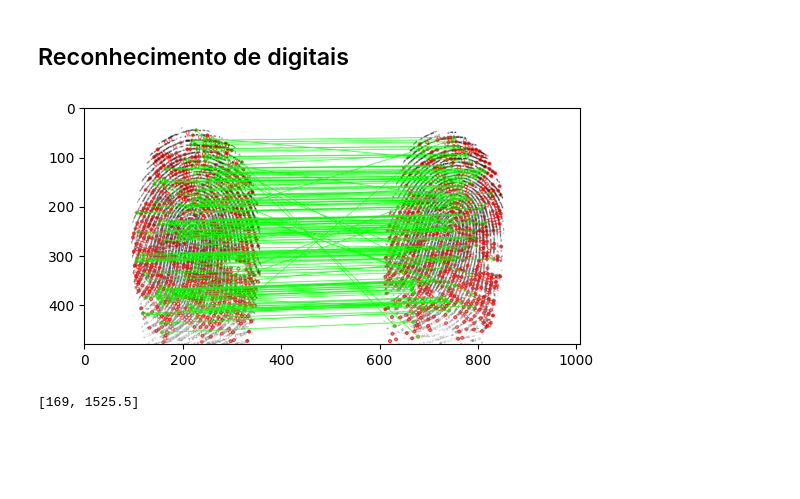
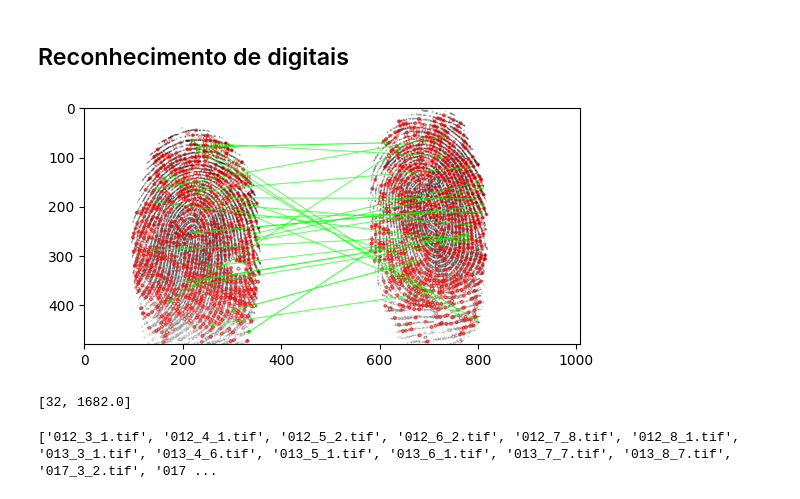
Before and after one commit to Henrique-Az/TCD_PDI, a Jupyter notebook: script.ipynb, the cells around one changed output. Cells and saved outputs as stored; diff of their text form; code cells hidden in the pictures; blank space fills up the shorter version.

```diff
--- a/script.ipynb
+++ b/script.ipynb
@@ -7,6 +9,7 @@ import matplotlib.pyplot as plt
 # %%
 def SIFTcomResultado(file1, file2):
     img1=cv2.imread(file1, cv2.IMREAD_GRAYSCALE)
+    cv2.write
     img2=cv2.imread(file2, cv2.IMREAD_GRAYSCALE)
 
     sift=cv2.SIFT_create(nOctaveLayers=4, contrastThreshold=0.12, sigma=2.5, enable_precise_upscale=True)
@@ -38,35 +41,54 @@ def SIFTcomResultado(file1, file2):
     img3 = cv2.drawMatchesKnn(img1,kp1,img2,kp2,matches,None,**draw_params)
 
     plt.imshow(img3,),plt.show()
 
     return [counter, (len(kp1)+len(kp2))/2]
 
 def SIFT(file1, file2):
-    img1=cv2.imread(file1, cv2.IMREAD_GRAYSCALE)
-    img2=cv2.imread(file2, cv2.IMREAD_GRAYSCALE)
+    img1=cv2.imread("imagens/"+file1, cv2.IMREAD_GRAYSCALE)
+    img2=cv2.imread("imagens/"+file2, cv2.IMREAD_GRAYSCALE)
 
     sift=cv2.SIFT_create(nOctaveLayers=4, contrastThreshold=0.12, sigma=2.5, enable_precise_upscale=True)
     #valores sugeridos pelo artigo, com sigma exagerado pra remover pontos de interesse muito pequenos, gerados por regiões de baixa pressão
     kp1, des1=sift.detectAndCompute(img1, None)
     kp2, des2=sift.detectAndCompute(img2, None)
 
     index_params = dict(algorithm = 1, trees = 5) #alg=1 significa usar indexação em kdtree
     search_params = dict(checks=50)  #quantidade de pontos verificados pelo knn
 
     flann = cv2.FlannBasedMatcher(index_params,search_params)
 
     matches = flann.knnMatch(des1,des2,k=2)
 
     # Need to draw only good matches, so create a mask
     counter=0
     # ratio test as per Lowe's paper
     for (m,n) in matches:
         if m.distance < 0.8*n.distance:
             counter+=1
 
     return [counter, (len(kp1)+len(kp2))/2]
 
-print(SIFTcomResultado("imagens/012_3_1.tif", "imagens/012_3_2.tif"))
+print(SIFTcomResultado("imagens/012_3_1.tif", "imagens/012_8_3.tif"))
 # %% [output]
-[figure, old version]
+[figure, new version]
-[169, 1525.5]
+[32, 1682.0]
+# %%
+from random import randint
+
+files=listdir("imagens")
+
+newFiles=list()
+for i in range(len(files)//8):
+    newFiles+=[files[8*i:8*(i+1)]]
+
+
+treino=list()
+teste=list()
+
+for digital in newFiles:
+    indice=randint(0,7)
+    teste+=[digital.pop(indice)]
+    treino+=[digital]
+# %% [output]
+['012_3_1.tif', '012_4_1.tif', '012_5_2.tif', '012_6_2.tif', '012_7_8.tif', '012_8_1.tif', '013_3_1.tif', '013_4_6.tif', '013_5_1.tif', '013_6_1.tif', '013_7_7.tif', '013_8_7.tif', '017_3_2.tif', '017 ...
```
Also changed, not shown: parts of 3 cells of this notebook, 1 other file.
